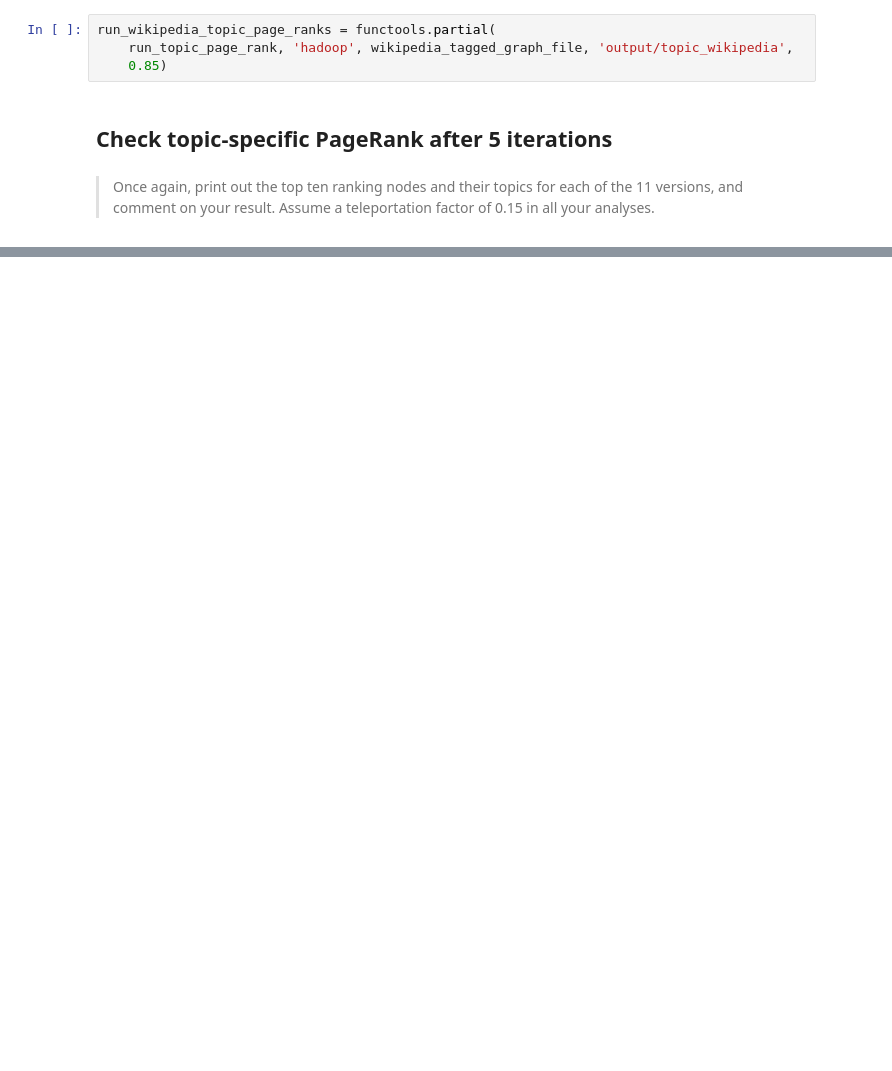
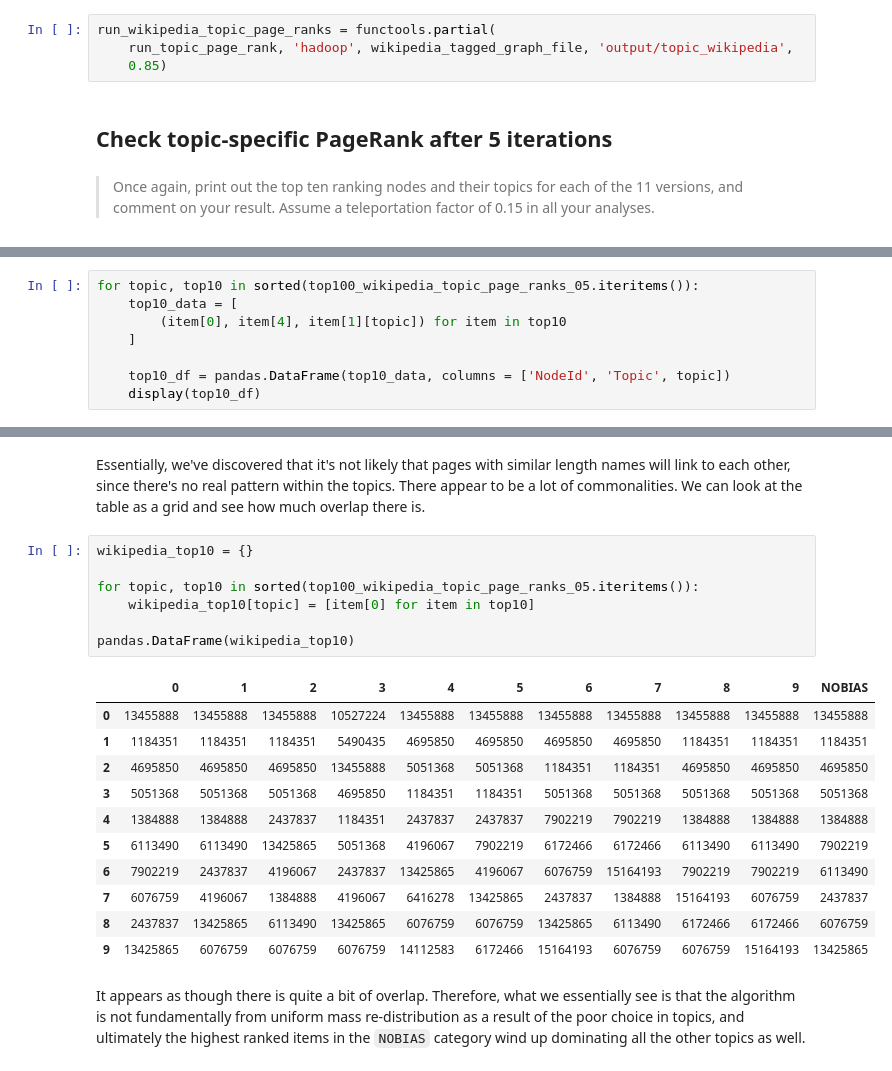
Before and after one commit to mseltz/W261-Fall2016, a Jupyter notebook: Week09/MIDS-W261-2016-HWK-Week09-DangSeltzer.ipynb, the cells around one changed output, grey strips where cells are left out. Saved outputs shown, nothing was run; the diff lists cells and outputs as text; blank space fills up the shorter version.

```diff
--- a/Week09/MIDS-W261-2016-HWK-Week09-DangSeltzer.ipynb
+++ b/Week09/MIDS-W261-2016-HWK-Week09-DangSeltzer.ipynb
@@ -2611,0 +2726,8 @@ Wall time: 14.5 s
+# %%
+for topic, top10 in sorted(top100_wikipedia_topic_page_ranks_05.iteritems()):
+    top10_data = [
+        (item[0], item[4], item[1][topic]) for item in top10
+    ]
+
+    top10_df = pandas.DataFrame(top10_data, columns = ['NodeId', 'Topic', topic])
+    display(top10_df)
@@ -2611,0 +2856,23 @@ Wall time: 14.5 s
+# %% [markdown]
+Essentially, we've discovered that it's not likely that pages with similar length names will link to each other, since there's no real pattern within the topics. There appear to be a lot of commonalities. We can look at the table as a grid and see how much overlap there is.
+# %%
+wikipedia_top10 = {}
+
+for topic, top10 in sorted(top100_wikipedia_topic_page_ranks_05.iteritems()):
+    wikipedia_top10[topic] = [item[0] for item in top10]
+
+pandas.DataFrame(wikipedia_top10)
+# %% [output]
+|  | 0 | 1 | 2 | 3 | 4 | 5 | 6 | 7 | 8 | 9 | NOBIAS |
+| 0 | 13455888 | 13455888 | 13455888 | 10527224 | 13455888 | 13455888 | 13455888 | 13455888 | 13455888 | 13455888 | 13455888 |
+| 1 | 1184351 | 1184351 | 1184351 | 5490435 | 4695850 | 4695850 | 4695850 | 4695850 | 1184351 | 1184351 | 1184351 |
+| 2 | 4695850 | 4695850 | 4695850 | 13455888 | 5051368 | 5051368 | 1184351 | 1184351 | 4695850 | 4695850 | 4695850 |
+| 3 | 5051368 | 5051368 | 5051368 | 4695850 | 1184351 | 1184351 | 5051368 | 5051368 | 5051368 | 5051368 | 5051368 |
+| 4 | 1384888 | 1384888 | 2437837 | 1184351 | 2437837 | 2437837 | 7902219 | 7902219 | 1384888 | 1384888 | 1384888 |
+| 5 | 6113490 | 6113490 | 13425865 | 5051368 | 4196067 | 7902219 | 6172466 | 6172466 | 6113490 | 6113490 | 7902219 |
+| 6 | 7902219 | 2437837 | 4196067 | 2437837 | 13425865 | 4196067 | 6076759 | 15164193 | 7902219 | 7902219 | 6113490 |
+| 7 | 6076759 | 4196067 | 1384888 | 4196067 | 6416278 | 13425865 | 2437837 | 1384888 | 15164193 | 6076759 | 2437837 |
+| 8 | 2437837 | 13425865 | 6113490 | 13425865 | 6076759 | 6076759 | 13425865 | 6113490 | 6172466 | 6172466 | 6076759 |
+| 9 | 13425865 | 6076759 | 6076759 | 6076759 | 14112583 | 6172466 | 15164193 | 6076759 | 6076759 | 15164193 | 13425865 |
+# %% [markdown]
+It appears as though there is quite a bit of overlap. Therefore, what we essentially see is that the algorithm is not fundamentally from uniform mass re-distribution as a result of the poor choice in topics, and ultimately the highest ranked items in the `NOBIAS` category wind up dominating all the other topics as well.
```
Also changed, not shown: parts of 27 cells of this notebook, 1 other file.
